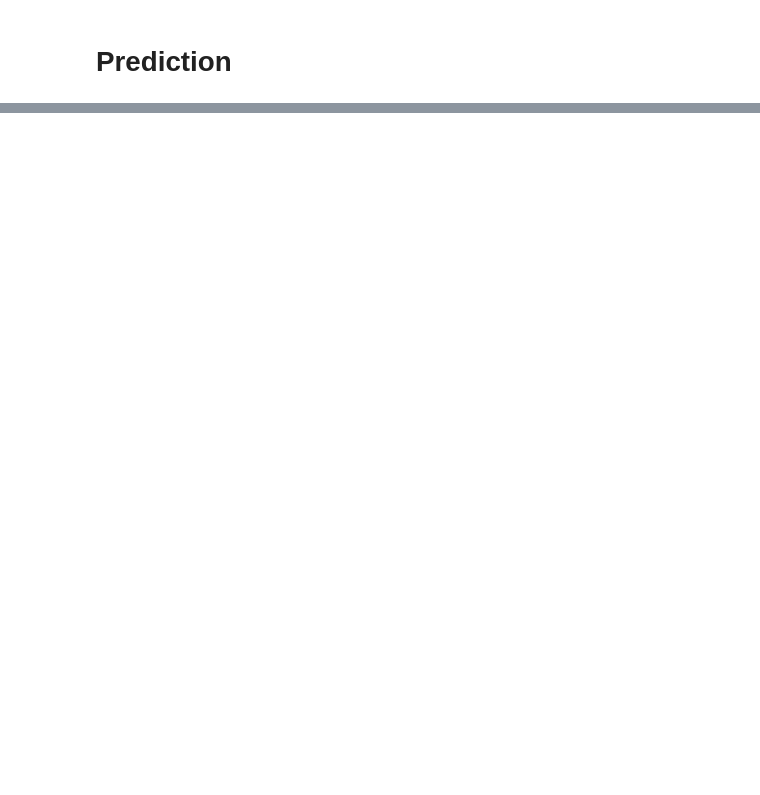
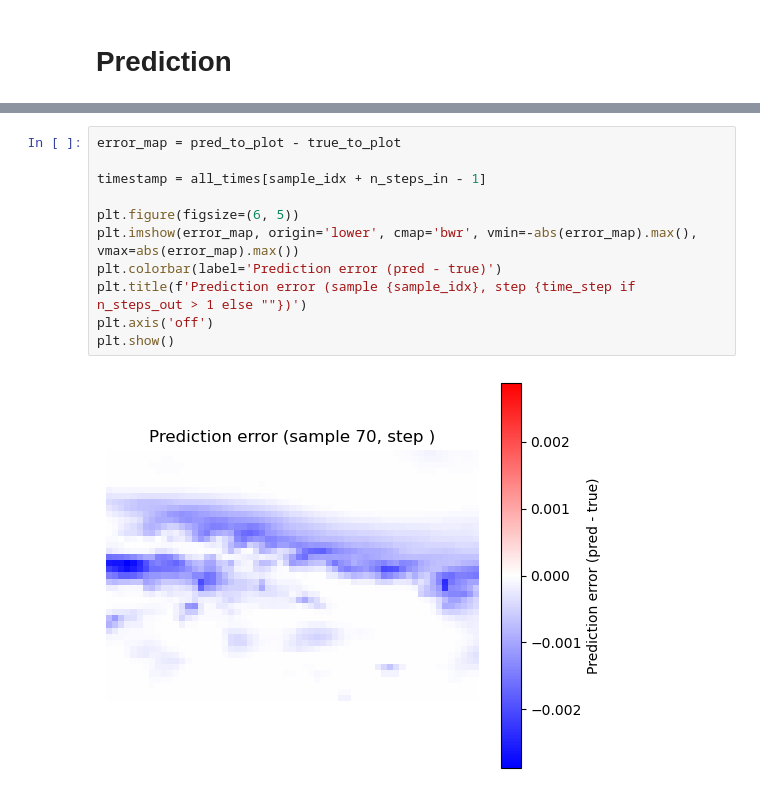
Before and after one commit to ahmedsha1kh/desert-green-AI, a Jupyter notebook: demo2.ipynb, the cells around one changed output, grey strips where cells are left out. Saved outputs shown, nothing was run; the diff lists cells and outputs as text; blank space fills up the shorter version.

```diff
--- a/demo2.ipynb
+++ b/demo2.ipynb
@@ -623,0 +722,13 @@ Epoch 3/50
+# %%
+error_map = pred_to_plot - true_to_plot
+
+timestamp = all_times[sample_idx + n_steps_in - 1]
+
+plt.figure(figsize=(6, 5))
+plt.imshow(error_map, origin='lower', cmap='bwr', vmin=-abs(error_map).max(), vmax=abs(error_map).max())
+plt.colorbar(label='Prediction error (pred - true)')
+plt.title(f'Prediction error (sample {sample_idx}, step {time_step if n_steps_out > 1 else ""})')
+plt.axis('off')
+plt.show()
+# %% [output]
+[figure, added]
```
Also changed, not shown: parts of 8 cells of this notebook.
